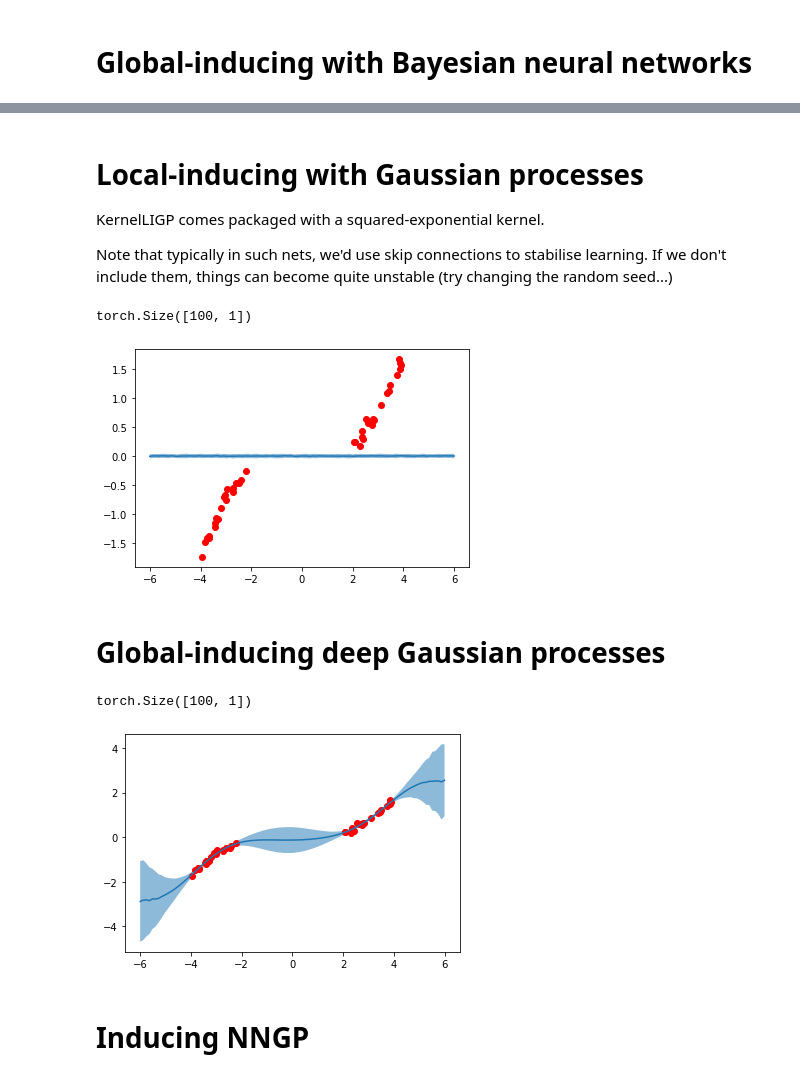
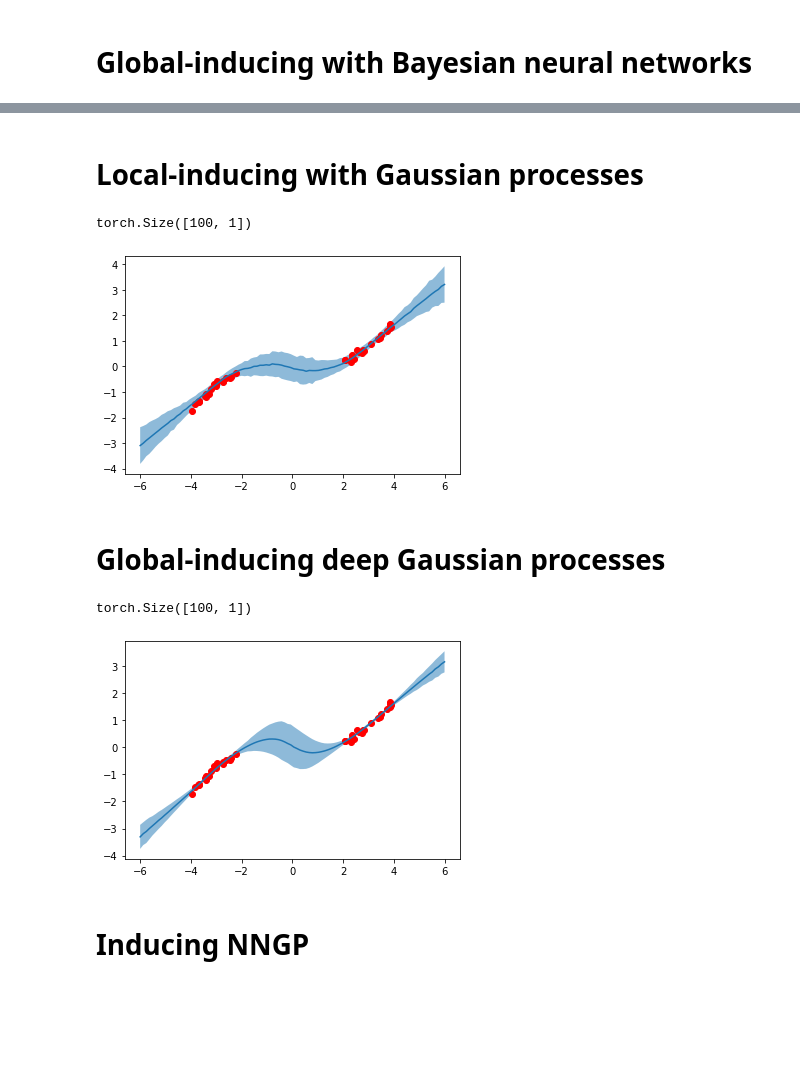
Before and after one commit to LaurenceA/bayesfunc, a Jupyter notebook: examples/simple.ipynb, the cells around one changed output, grey strips where cells are left out. Saved outputs shown, nothing was run; the diff lists cells and outputs as text; code cells hidden in the pictures; blank space fills up the shorter version.

Commit message:
Changed everything in notebook to relu, and added a BiasFeature module

```diff
--- a/examples/simple.ipynb
+++ b/examples/simple.ipynb
@@ -112,33 +112,31 @@ torch.Size([100, 1])
-# %% [markdown]
-Local-inducing with Gaussian processes
-========
-
-KernelLIGP comes packaged with a squared-exponential kernel.
-
-Note that typically in such nets, we'd use skip connections to stabilise learning.  If we don't include them, things can become quite unstable (try changing the random seed...)
+# %% [markdown]
+Local-inducing with Gaussian processes
+========
 # %%
 t.manual_seed(0)
 inducing_batch = 40
 net = nn.Sequential(
-    bf.KernelLIGP(in_features=1, out_features=10, inducing_batch=inducing_batch),
-    bf.KernelLIGP(in_features=10, out_features=1, inducing_batch=inducing_batch)
+    bf.BiasFeature(),
+    bf.KernelLIGP(in_features=2, out_features=10, inducing_batch=inducing_batch, kernel=bf.ReluKernelFeatures(inducing_batch=inducing_batch)),
+    bf.KernelLIGP(in_features=10, out_features=1, inducing_batch=inducing_batch, kernel=bf.ReluKernelFeatures(inducing_batch=inducing_batch))
 )
 net = net.to(device=device, dtype=dtype)
 
 train(net)
 plot(net)
 # %% [output]
 torch.Size([100, 1])
-[figure, old version]
+[figure, new version]
 # %% [markdown]
 Global-inducing deep Gaussian processes
 =====
 # %%
 inducing_batch = 40
 net = nn.Sequential(
-    bf.SqExpKernel(in_features=1, inducing_batch=inducing_batch),
+    bf.BiasFeature(),
+    bf.ReluKernelFeatures(inducing_batch=inducing_batch),
     bf.GIGP(out_features=10, inducing_batch=inducing_batch),
-    bf.SqExpKernel(in_features=10, inducing_batch=inducing_batch),
+    bf.ReluKernelFeatures(inducing_batch=inducing_batch),
     bf.GIGP(out_features=1, inducing_batch=inducing_batch)
 )
 net = bf.InducingWrapper(net, inducing_batch=inducing_batch, inducing_data=t.linspace(-5, 5, inducing_batch)[:, None])
@@ -148,7 +146,7 @@ train(net)
 plot(net)
 # %% [output]
 torch.Size([100, 1])
-[figure, old version]
+[figure, new version]
 # %% [markdown]
 Inducing NNGP
 ===============
```
Also changed, not shown: parts of 5 cells of this notebook, 1 other file.
